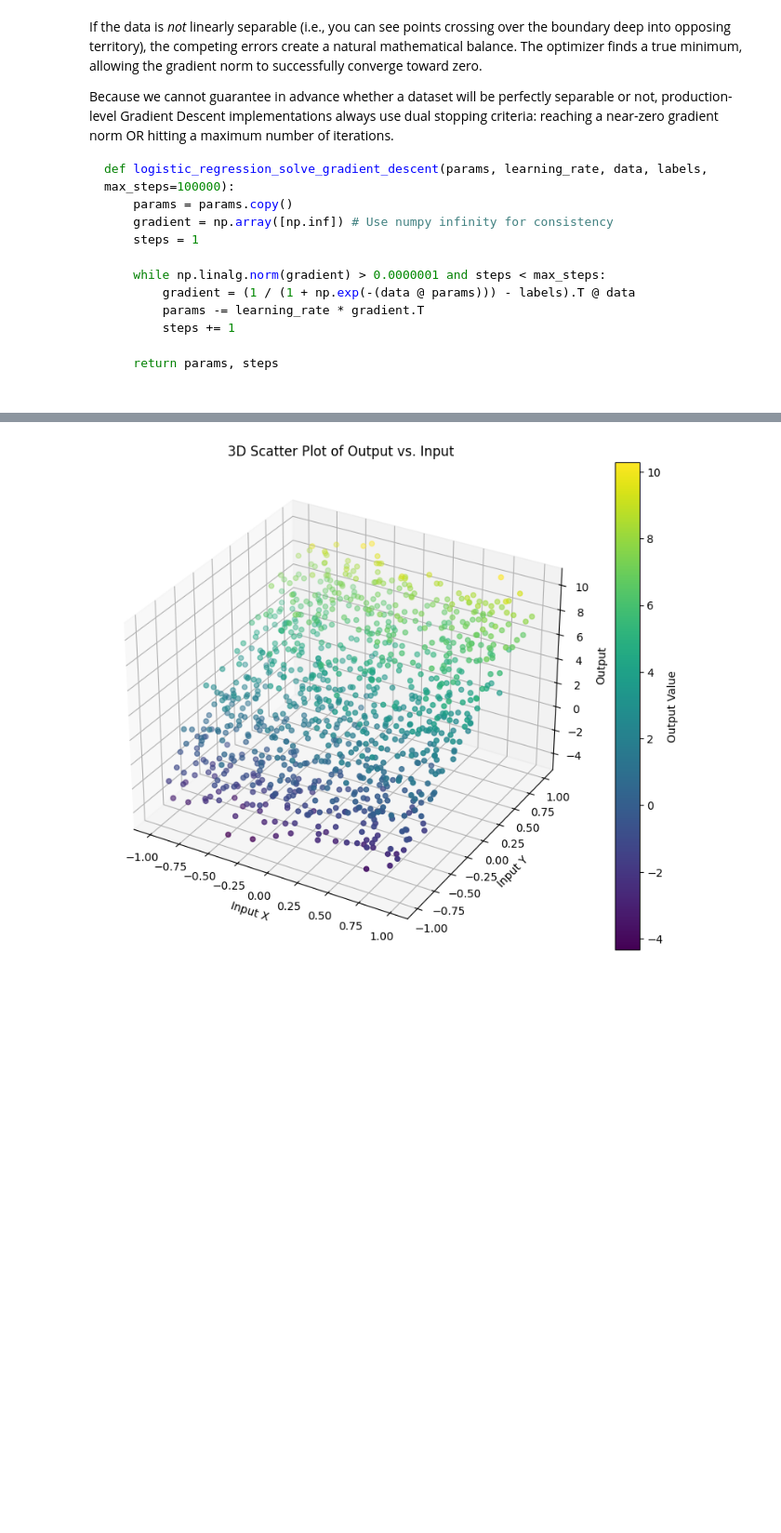
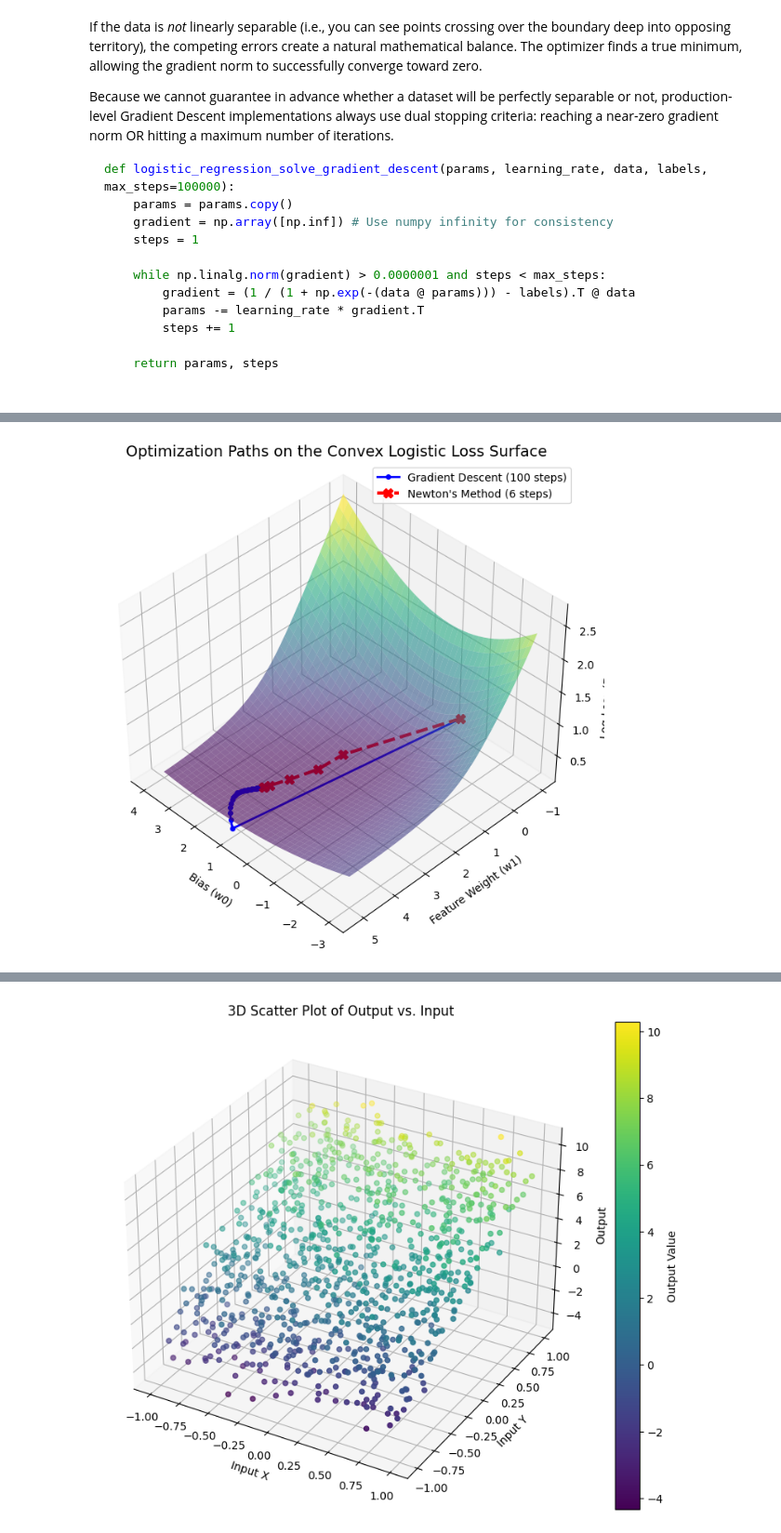
Before and after one commit to angelusualle/machine-learning, a Jupyter notebook: classification/linear-decision-boundaries/discriminative/logistic/logistic_regression.ipynb, the cells around one changed output, grey strips where cells are left out. Shown at 93% size. Saved outputs shown, nothing was run; the diff lists cells and outputs as text; code cells hidden in the pictures; blank space fills up the shorter version.

Commit message:
more logistic

```diff
--- a/classification/linear-decision-boundaries/discriminative/logistic/logistic_regression.ipynb
+++ b/classification/linear-decision-boundaries/discriminative/logistic/logistic_regression.ipynb
@@ -490,0 +508,83 @@ TODOS:
+# %%
+import numpy as np
+import matplotlib.pyplot as plt
+
+np.random.seed(42)
+num_samples = 150
+
+x_1d = np.random.uniform(-3, 3, (num_samples, 1))
+data_2d = np.hstack([np.ones((num_samples, 1)), x_1d])
+
+true_w = np.array([[1.0], [2.0]])
+logits_2d = data_2d @ true_w + np.random.normal(0, 1.5, (num_samples, 1))
+labels_2d = (logits_2d > 0).astype(int)
+
+
+def compute_log_loss(w0, w1):
+    w = np.array([[w0], [w1]])
+    # Stable logit clipping to prevent overflow
+    logits = np.clip(data_2d @ w, -250, 250)
+    preds = 1 / (1 + np.exp(-logits))
+    preds = np.clip(preds, 1e-15, 1 - 1e-15)
+    return -np.mean(labels_2d * np.log(preds) + (1 - labels_2d) * np.log(1 - preds))
+
+w0_grid = np.linspace(-3, 4, 40)
+w1_grid = np.linspace(-1, 5, 40)
+W0, W1 = np.meshgrid(w0_grid, w1_grid)
+Loss_Surface = np.zeros_like(W0)
+
+for i in range(W0.shape[0]):
+    for j in range(W0.shape[1]):
+        Loss_Surface[i, j] = compute_log_loss(W0[i, j], W1[i, j])
+
+initial_guess = np.array([[-1.5], [-0.0]])
+
+w_gd = initial_guess.copy()
+path_gd = [w_gd.flatten()]
+for _ in range(100):
+    logits = np.clip(data_2d @ w_gd, -250, 250)
+    preds = 1 / (1 + np.exp(-logits))
+    grad = data_2d.T @ (preds - labels_2d)
+    w_gd -= 0.05 * grad
+    path_gd.append(w_gd.flatten())
+path_gd = np.array(path_gd)
+
+
+w_nt = initial_guess.copy()
+path_nt = [w_nt.flatten()]
+for _ in range(6):
+    logits = np.clip(data_2d @ w_nt, -250, 250)
+    preds = 1 / (1 + np.exp(-logits))
+    grad = data_2d.T @ (preds - labels_2d)
+
+    H = data_2d.T @ (preds * (1 - preds) * data_2d)
+    H += np.eye(H.shape[0]) * 1e-4
+
+    w_nt -= np.linalg.inv(H) @ grad
+    path_nt.append(w_nt.flatten())
+path_nt = np.array(path_nt)
+
+z_gd = [compute_log_loss(w[0], w[1]) for w in path_gd]
+z_nt = [compute_log_loss(w[0], w[1]) for w in path_nt]
+
+fig = plt.figure(figsize=(12, 8))
+ax = fig.add_subplot(111, projection='3d')
+
+ax.plot_surface(W0, W1, Loss_Surface, cmap='viridis', alpha=0.6, edgecolor='none')
+
+ax.plot(path_gd[:, 0], path_gd[:, 1], z_gd,
+        color='blue', marker='o', markersize=4, linewidth=2, label=f'Gradient Descent ({len(path_gd)-1} steps)')
+
+ax.plot(path_nt[:, 0], path_nt[:, 1], z_nt,
+        color='red', marker='X', markersize=8, linewidth=3, linestyle='--', label=f"Newton's Method ({len(path_nt)-1} steps)")
+
+ax.set_title("Optimization Paths on the Convex Logistic Loss Surface", fontsize=14)
+ax.set_xlabel("Bias (w0)")
+ax.set_ylabel("Feature Weight (w1)")
+ax.set_zlabel("Log-Loss (Error)")
+ax.legend()
+ax.view_init(elev=40, azim=135)
+
+plt.show()
+# %% [output]
+[figure, added]
```
Also changed, not shown: parts of 12 cells of this notebook.
